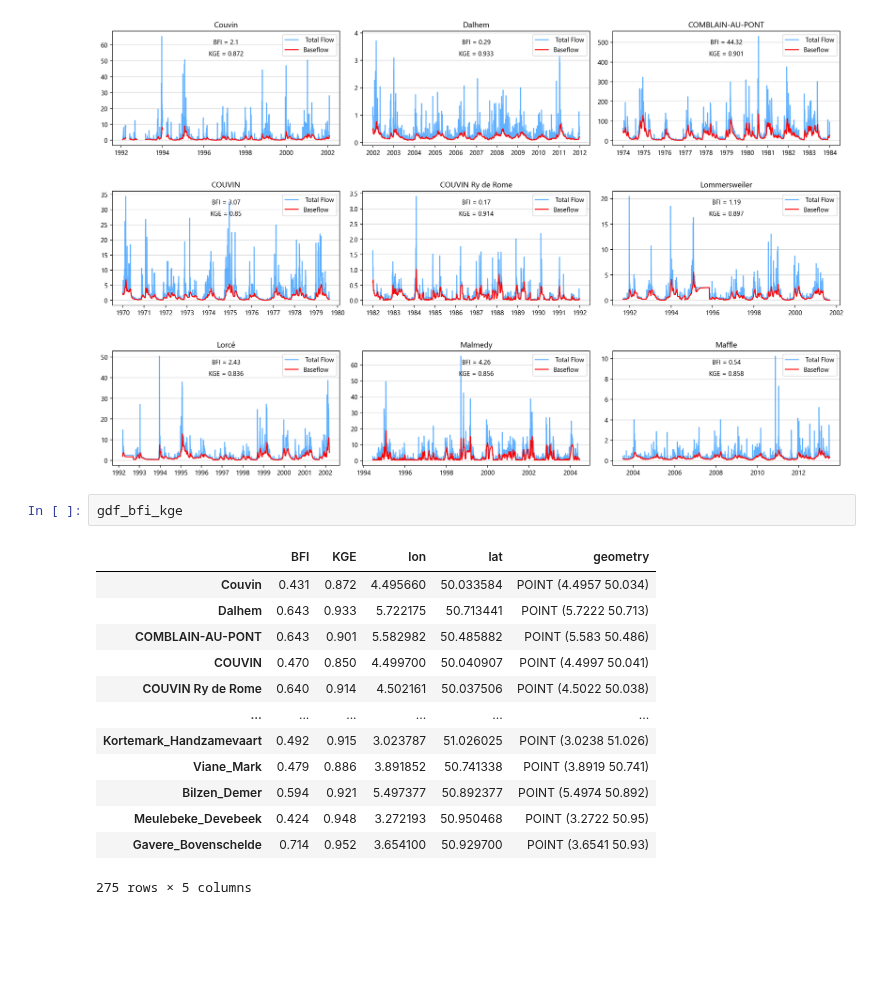
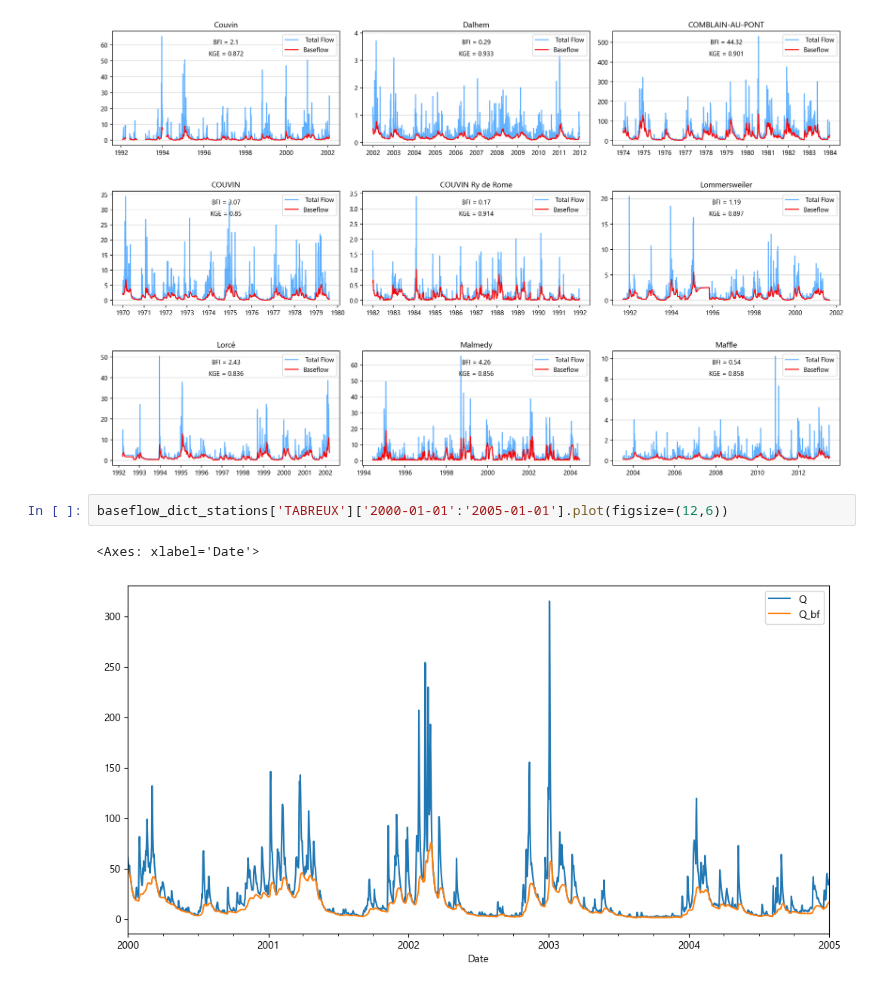
Before and after one commit to klekarkar/pre_post_process_mHM, a Jupyter notebook: baseflow_separation.ipynb, the cells around one changed output. Cells and saved outputs as stored; diff of their text form; blank space fills up the shorter version.

```diff
--- a/baseflow_separation.ipynb
+++ b/baseflow_separation.ipynb
@@ -278,19 +280,8 @@ for ax, name in zip(ax, baseflow_dict_stations.keys()):
     ax.legend()
 # %% [output]
 [figure]
-# %%
-gdf_bfi_kge
-# %% [output]
-|  | BFI | KGE | lon | lat | geometry |
-| Couvin | 0.431 | 0.872 | 4.495660 | 50.033584 | POINT (4.4957 50.034) |
-| Dalhem | 0.643 | 0.933 | 5.722175 | 50.713441 | POINT (5.7222 50.713) |
-| COMBLAIN-AU-PONT | 0.643 | 0.901 | 5.582982 | 50.485882 | POINT (5.583 50.486) |
-| COUVIN | 0.470 | 0.850 | 4.499700 | 50.040907 | POINT (4.4997 50.041) |
-| COUVIN Ry de Rome | 0.640 | 0.914 | 4.502161 | 50.037506 | POINT (4.5022 50.038) |
-| ... | ... | ... | ... | ... | ... |
-| Kortemark_Handzamevaart | 0.492 | 0.915 | 3.023787 | 51.026025 | POINT (3.0238 51.026) |
-| Viane_Mark | 0.479 | 0.886 | 3.891852 | 50.741338 | POINT (3.8919 50.741) |
-| Bilzen_Demer | 0.594 | 0.921 | 5.497377 | 50.892377 | POINT (5.4974 50.892) |
-| Meulebeke_Devebeek | 0.424 | 0.948 | 3.272193 | 50.950468 | POINT (3.2722 50.95) |
-| Gavere_Bovenschelde | 0.714 | 0.952 | 3.654100 | 50.929700 | POINT (3.6541 50.93) |
-275 rows × 5 columns
+# %%
+baseflow_dict_stations['TABREUX']['2000-01-01':'2005-01-01'].plot(figsize=(12,6))
+# %% [output]
+<Axes: xlabel='Date'>
+[figure, added]
```
Also changed, not shown: parts of 1 cell of this notebook, 7 other files.
